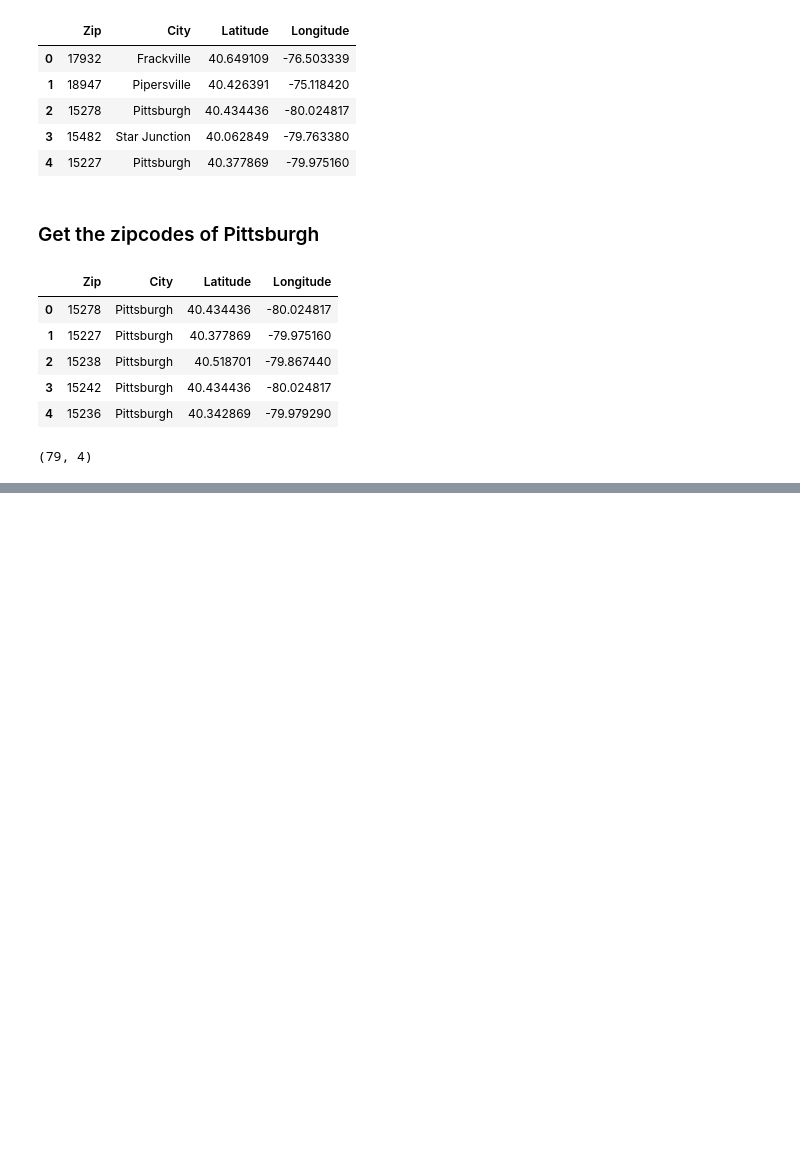
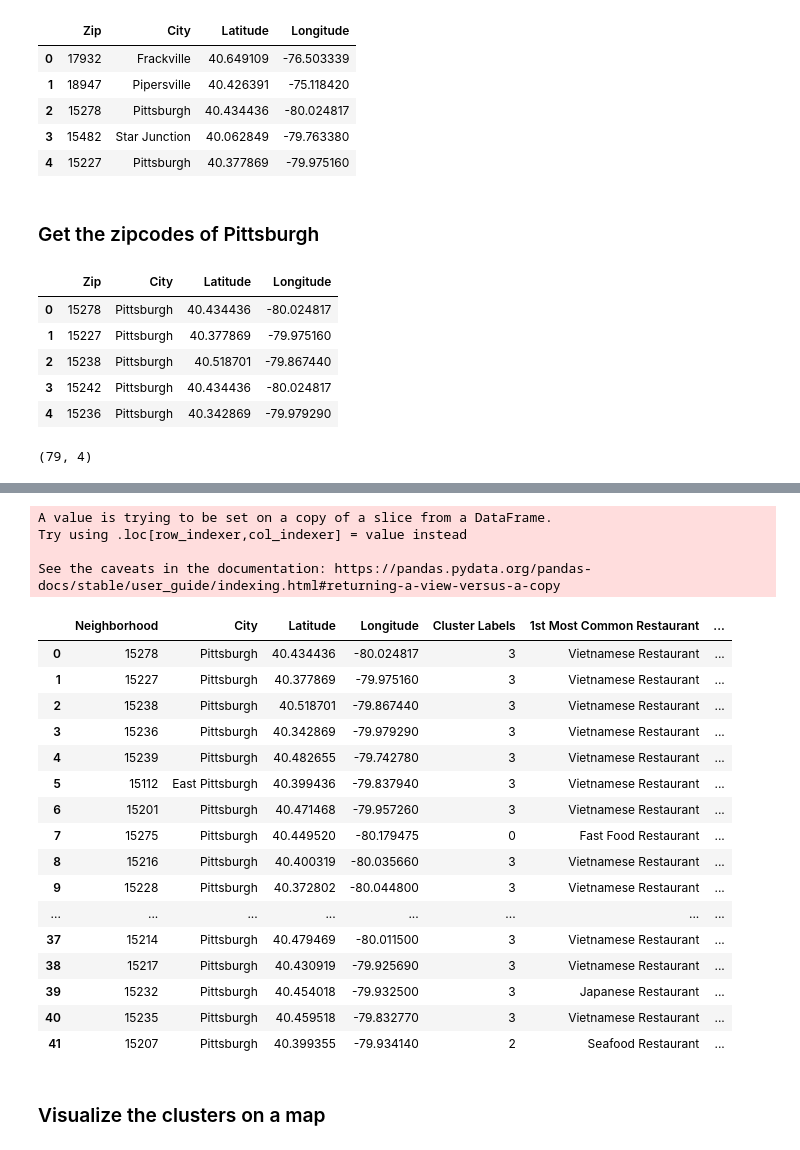
Before and after one commit to crickettay13/Coursera_Capstone, a Jupyter notebook: The Battle of Neighborhoods.ipynb, the cells around one changed output, grey strips where cells are left out. Saved outputs shown, nothing was run; the diff lists cells and outputs as text; code cells hidden in the pictures; blank space fills up the shorter version.

```diff
--- a/The Battle of Neighborhoods.ipynb
+++ b/The Battle of Neighborhoods.ipynb
@@ -60,0 +312,4 @@ pitt_data.shape
+# %%
+pitt_grouped = pitt_onehot.groupby('Neighborhood').mean().reset_index()
+print(pitt_grouped.shape)
+pitt_grouped
@@ -60,0 +337,6 @@ pitt_data.shape
+# %%
+def return_most_common_restaurant(row, num_top_restaurant):
+    row_categories = row.iloc[1:]
+    row_categories_sorted = row_categories.sort_values(ascending=False)
+
+    return row_categories_sorted.index.values[0:num_top_restaurant]
@@ -60,0 +395,11 @@ pitt_data.shape
+# %%
+# set number of clusters
+kclusters = 5
+
+pitt_grouped_clustering = pitt_grouped.drop('Neighborhood', 1)
+
+# run k-means clustering
+kmeans = KMeans(n_clusters=kclusters, random_state=0).fit(pitt_grouped_clustering)
+
+# check cluster labels generated for each row in the dataframe
+kmeans.labels_
@@ -60,0 +412,11 @@ pitt_data.shape
+# %%
+# add clustering labels
+neighborhoods_restaurant_sorted.insert(0, 'Cluster Labels', kmeans.labels_)
+
+pitt_merged = pitt_data
+
+# merge toronto_grouped with toronto_data to add latitude/longitude for each neighborhood
+pitt_merged = pitt_merged.join(neighborhoods_restaurant_sorted.set_index('Neighborhood'), on='Neighborhood')
+#pitt_merged["Cluster Labels"].astype(int)
+
+pitt_merged.head() # check the last columns!
@@ -60,0 +430,29 @@ pitt_data.shape
+# %%
+pitt_merged_1 = pitt_merged.dropna()
+pitt_merged_1['Cluster Labels'] = pitt_merged_1['Cluster Labels'].astype(int)
+pitt_merged_1.reset_index(drop=True, inplace=True)
+pitt_merged_1
+# %% [output]
+A value is trying to be set on a copy of a slice from a DataFrame.
+Try using .loc[row_indexer,col_indexer] = value instead
+
+See the caveats in the documentation: https://pandas.pydata.org/pandas-docs/stable/user_guide/indexing.html#returning-a-view-versus-a-copy
+|  | Neighborhood | City | Latitude | Longitude | Cluster Labels | 1st Most Common Restaurant | ... |
+| 0 | 15278 | Pittsburgh | 40.434436 | -80.024817 | 3 | Vietnamese Restaurant | ... |
+| 1 | 15227 | Pittsburgh | 40.377869 | -79.975160 | 3 | Vietnamese Restaurant | ... |
+| 2 | 15238 | Pittsburgh | 40.518701 | -79.867440 | 3 | Vietnamese Restaurant | ... |
+| 3 | 15236 | Pittsburgh | 40.342869 | -79.979290 | 3 | Vietnamese Restaurant | ... |
+| 4 | 15239 | Pittsburgh | 40.482655 | -79.742780 | 3 | Vietnamese Restaurant | ... |
+| 5 | 15112 | East Pittsburgh | 40.399436 | -79.837940 | 3 | Vietnamese Restaurant | ... |
+| 6 | 15201 | Pittsburgh | 40.471468 | -79.957260 | 3 | Vietnamese Restaurant | ... |
+| 7 | 15275 | Pittsburgh | 40.449520 | -80.179475 | 0 | Fast Food Restaurant | ... |
+| 8 | 15216 | Pittsburgh | 40.400319 | -80.035660 | 3 | Vietnamese Restaurant | ... |
+| 9 | 15228 | Pittsburgh | 40.372802 | -80.044800 | 3 | Vietnamese Restaurant | ... |
+| ... | ... | ... | ... | ... | ... | ... | ... |
+| 37 | 15214 | Pittsburgh | 40.479469 | -80.011500 | 3 | Vietnamese Restaurant | ... |
+| 38 | 15217 | Pittsburgh | 40.430919 | -79.925690 | 3 | Vietnamese Restaurant | ... |
+| 39 | 15232 | Pittsburgh | 40.454018 | -79.932500 | 3 | Japanese Restaurant | ... |
+| 40 | 15235 | Pittsburgh | 40.459518 | -79.832770 | 3 | Vietnamese Restaurant | ... |
+| 41 | 15207 | Pittsburgh | 40.399355 | -79.934140 | 2 | Seafood Restaurant | ... |
+# %% [markdown]
+### Visualize the clusters on a map
```
Also changed, not shown: parts of 51 cells of this notebook.
